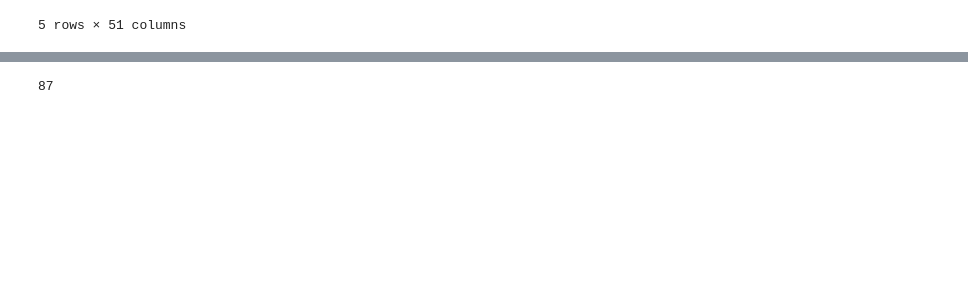
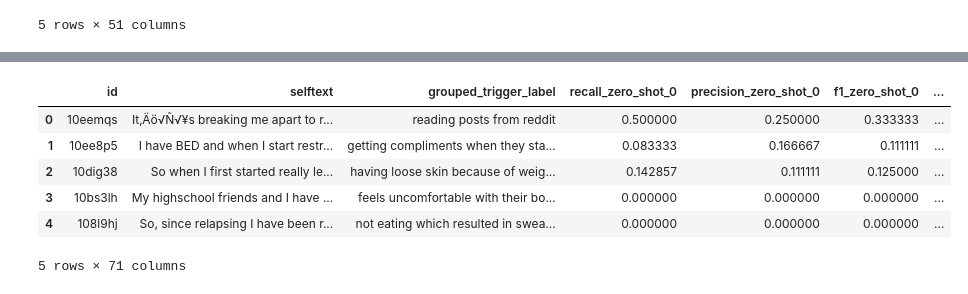
Before and after one commit to nguyentr17/cs685-narrative-analysis, a Jupyter notebook: clinical-extractions/sample_selection_trigger_extraction.ipynb, the cells around one changed output, grey strips where cells are left out. Saved outputs shown, nothing was run; the diff lists cells and outputs as text; code cells hidden in the pictures; blank space fills up the shorter version.

```diff
--- a/clinical-extractions/sample_selection_trigger_extraction.ipynb
+++ b/clinical-extractions/sample_selection_trigger_extraction.ipynb
@@ -593,5 +694,11 @@ full_ret_df = ret_df.merge(all_results, on=["id","selftext", "grouped_trigger_la
 # %%
-len(full_ret_df)
+full_ret_df.head()
 # %% [output]
+|  | id | selftext | grouped_trigger_label | recall_zero_shot_0 | precision_zero_shot_0 | f1_zero_shot_0 | ... |
+| 0 | 10eemqs | It‚Äö√Ñ√¥s breaking me apart to r... | reading posts from reddit | 0.500000 | 0.250000 | 0.333333 | ... |
+| 1 | 10ee8p5 | I have BED and when I start restr... | getting compliments when they sta... | 0.083333 | 0.166667 | 0.111111 | ... |
+| 2 | 10dig38 | So when I first started really le... | having loose skin because of weig... | 0.142857 | 0.111111 | 0.125000 | ... |
+| 3 | 10bs3lh | My highschool friends and I have ... | feels uncomfortable with their bo... | 0.000000 | 0.000000 | 0.000000 | ... |
+| 4 | 108l9hj | So, since relapsing I have been r... | not eating which resulted in swea... | 0.000000 | 0.000000 | 0.000000 | ... |
-87
+5 rows × 71 columns
 # %%
```
Also changed, not shown: parts of 19 cells of this notebook, 1 other file.
